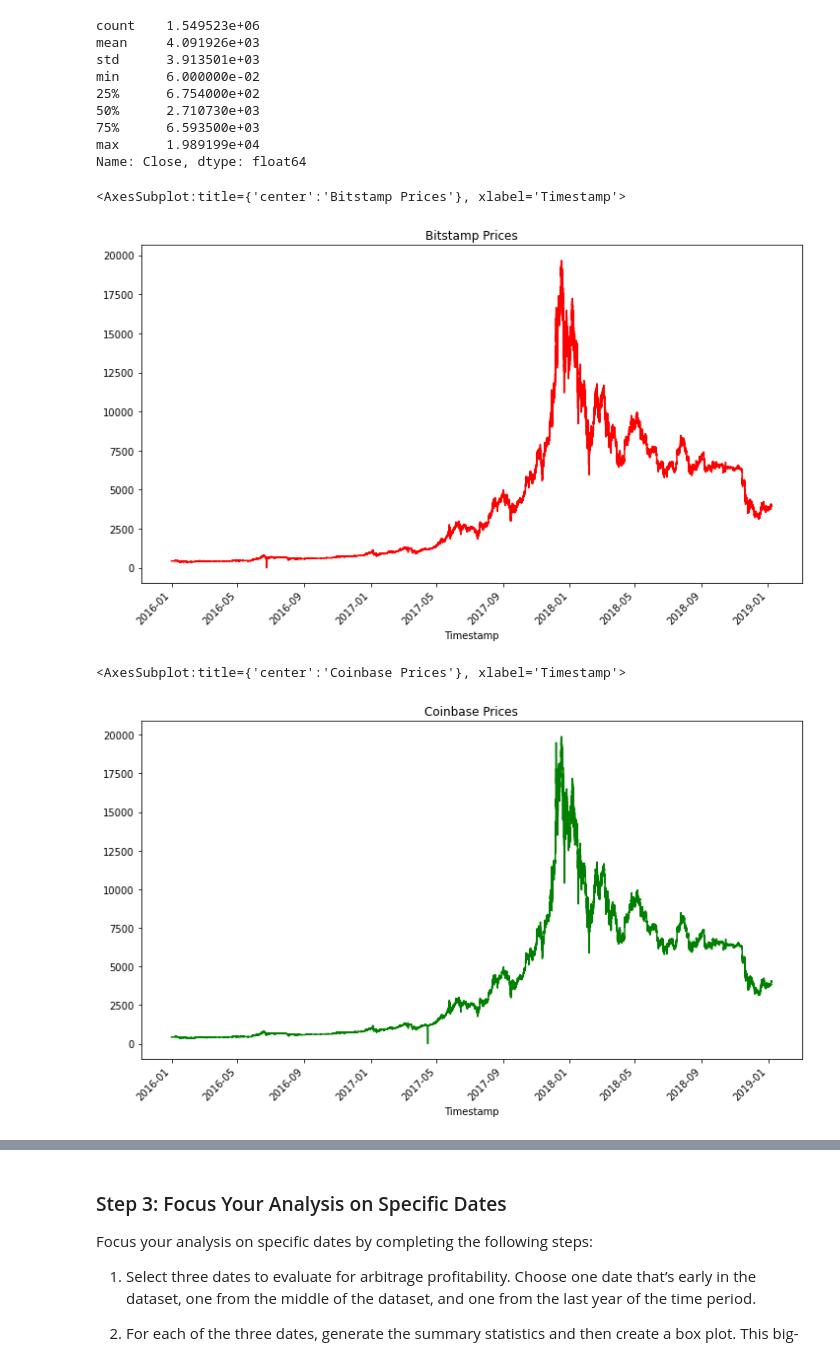
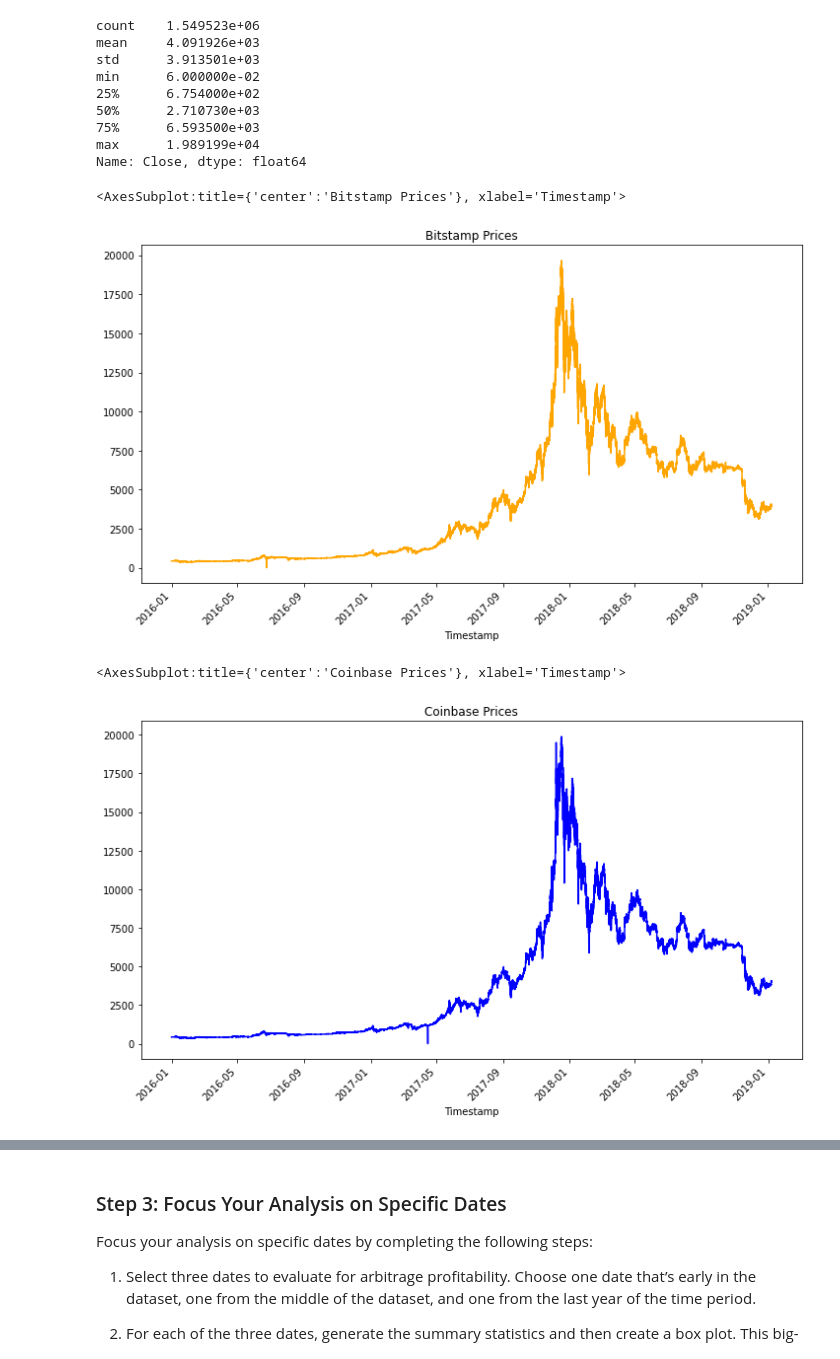
Before and after one commit to amexvasquez1/Bitcoin-pandas_analysis, a Jupyter notebook: crypto_arbitrage.ipynb, the cells around one changed output, grey strips where cells are left out. Saved outputs shown, nothing was run; the diff lists cells and outputs as text; code cells hidden in the pictures.

Commit message:
adding plots

```diff
--- a/crypto_arbitrage.ipynb
+++ b/crypto_arbitrage.ipynb
@@ -309,17 +309,17 @@ Name: Close, dtype: float64
 # %%
 # Create a line plot for the bitstamp DataFrame for the full length of time in the dataset
 # Be sure that the figure size, title, and color are tailored to each visualization
-bitstamp_sliced.plot(kind="line", title="Bitstamp Prices", figsize=(12,7), rot=45, color="red")
+bitstamp_sliced.plot(kind="line", title="Bitstamp Prices", figsize=(12,7), rot=45, color="orange")
 # %% [output]
 <AxesSubplot:title={'center':'Bitstamp Prices'}, xlabel='Timestamp'>
-[figure, old version]
+[figure, new version]
 # %%
 # Create a line plot for the coinbase DataFrame for the full length of time in the dataset
 # Be sure that the figure size, title, and color are tailored to each visualization
-coinbase_sliced.plot(kind="line", title="Coinbase Prices", figsize=(12,7), rot=45, color="green")
+coinbase_sliced.plot(kind="line", title="Coinbase Prices", figsize=(12,7), rot=45, color="blue")
 # %% [output]
 <AxesSubplot:title={'center':'Coinbase Prices'}, xlabel='Timestamp'>
-[figure, old version]
+[figure, new version]
 # %%
 # Overlay the visualizations for the bitstamp and coinbase DataFrames in one plot
 # The plot should visualize the prices over the full lenth of the dataset
```
Also changed, not shown: parts of 4 cells of this notebook.
